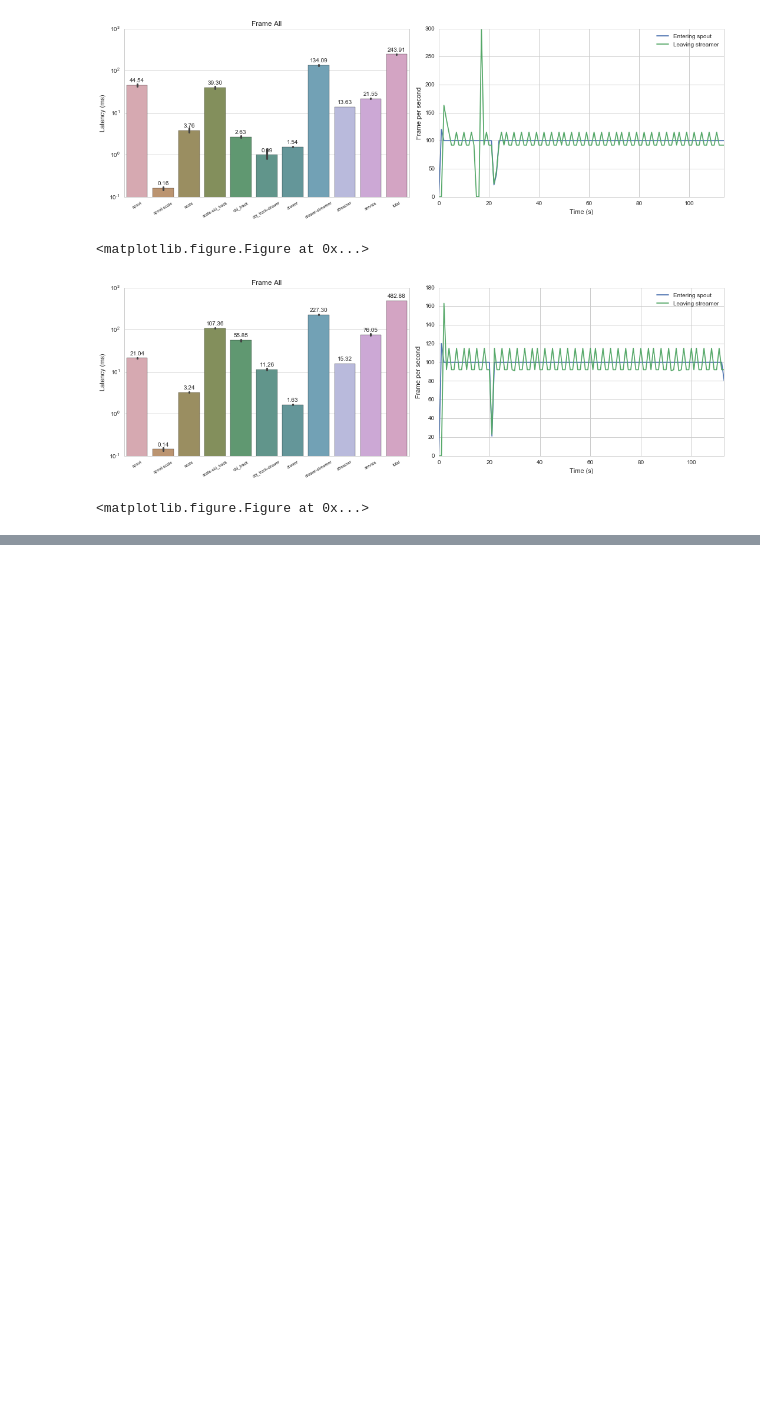
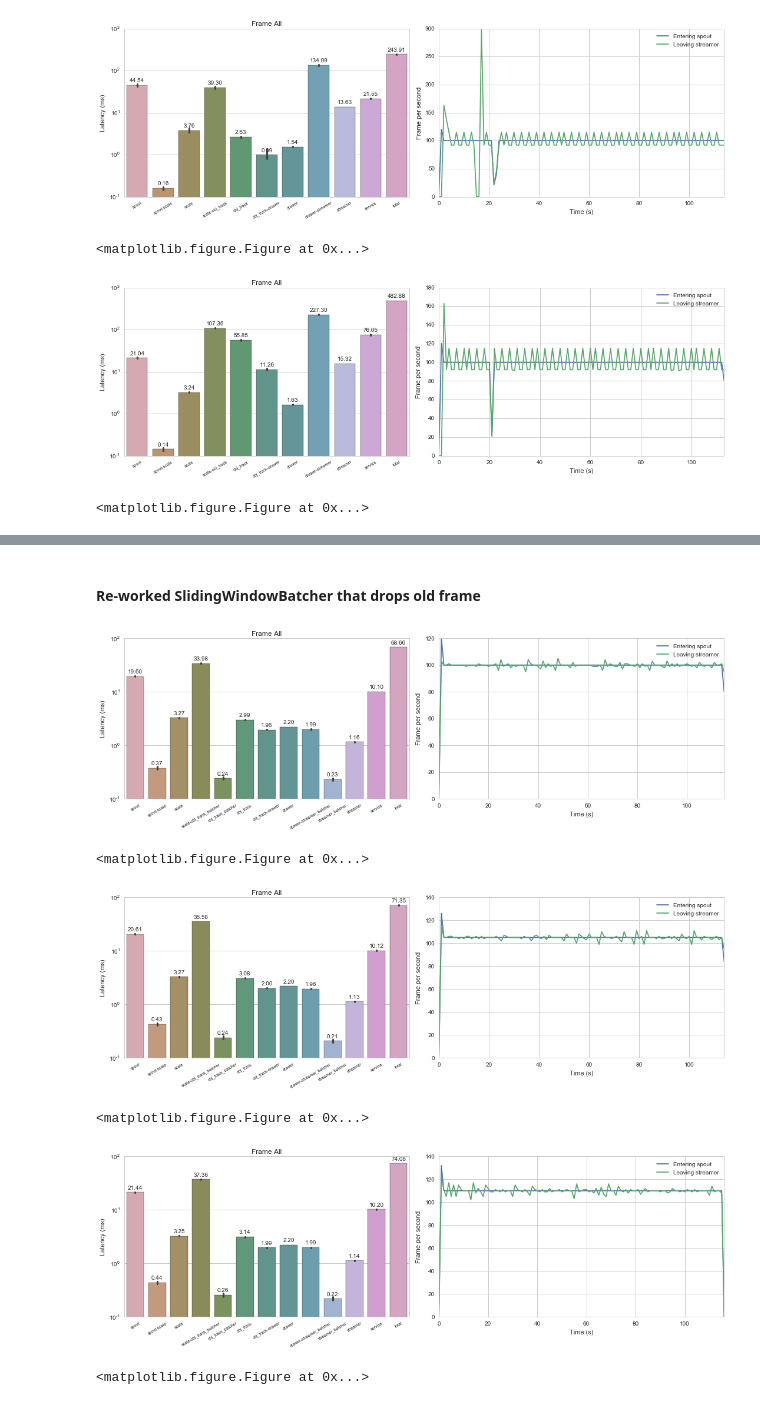
Before and after one commit to Aetf/remotelog, a Jupyter notebook: Exp-Res.ipynb, the cells around one changed output, grey strips where cells are left out. Drawn from its saved outputs; the diff is of its cells as text; code cells hidden in the pictures; blank space fills up the shorter version.

```diff
--- a/Exp-Res.ipynb
+++ b/Exp-Res.ipynb
@@ -842,0 +878,18 @@ for exp in otk_fps_rerun.exps:
+# %% [markdown]
+#### Re-worked SlidingWindowBatcher that drops old frame
+# %%
+%%capture
+ilb.reload(ana)
+otk_fps_slidev2 = ana.cross_res(*(['2016-7-18/simple_loop-{}'.format(i) for i in range(1,4)]))
+# %%
+for exp in otk_fps_slidev2.exps:
+    fig, axs = plt.subplots(ncols=2, figsize=(15,5))
+    exp.latency(ax=axs[0])
+    exp.fps(ax=axs[1])
+# %% [output]
+[figure, added]
+<matplotlib.figure.Figure at 0x...>
+[figure, added]
+<matplotlib.figure.Figure at 0x...>
+[figure, added]
+<matplotlib.figure.Figure at 0x...>
```
Also changed, not shown: parts of 7 cells of this notebook, 18 other files.
